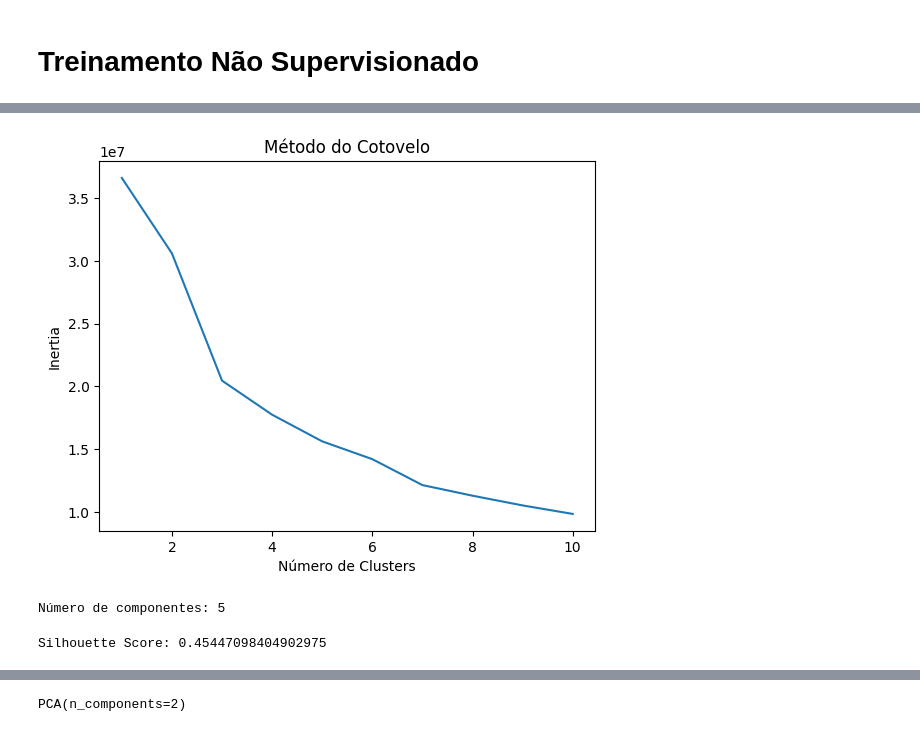
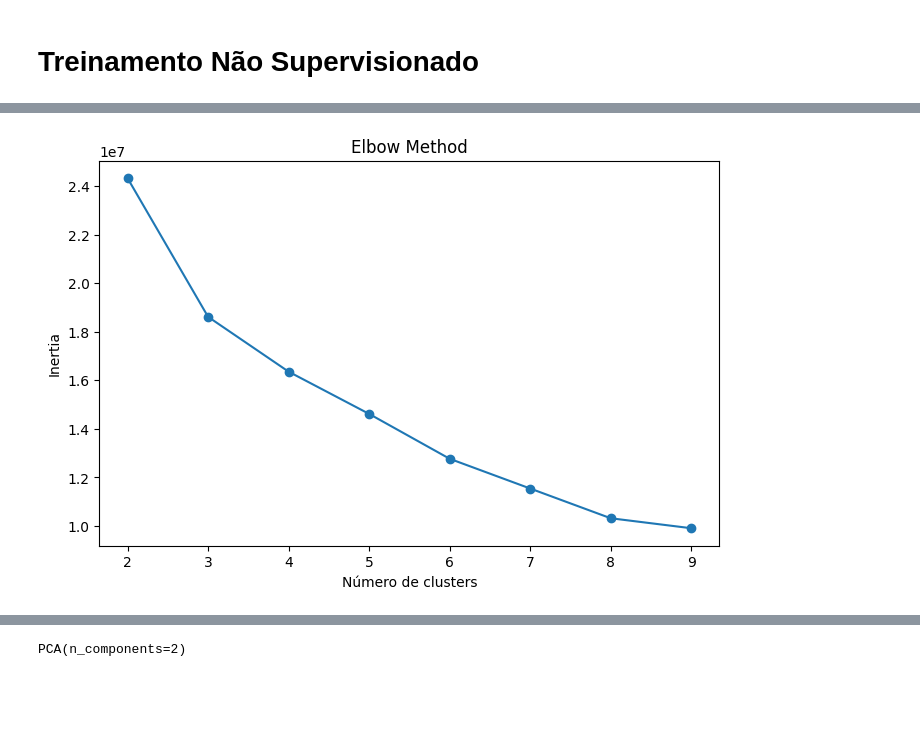
Before and after one commit to vinisouz4/FIAP_projeto_Fase_3, a Jupyter notebook: src/notebooks/treinamento_nao_supervisionado.ipynb, the cells around one changed output, grey strips where cells are left out. Saved outputs shown, nothing was run; the diff lists cells and outputs as text; code cells hidden in the pictures; blank space fills up the shorter version.

```diff
--- a/src/notebooks/treinamento_nao_supervisionado.ipynb
+++ b/src/notebooks/treinamento_nao_supervisionado.ipynb
@@ -93,5 +30,0 @@ X = df_features[features].dropna()
-# %%
-# Padronização dos dados
-
-scaler = StandardScaler()
-X_scaled = scaler.fit_transform(X)
@@ -105,19 +31,29 @@ for k in range(1, 11):
-# %%
-plt.figure()
-plt.plot(range(1, 11), inertia)
-plt.xlabel("Número de Clusters")
-plt.ylabel("Inertia")
-plt.title("Método do Cotovelo")
-plt.show()
-# %% [output]
-[figure, removed]
-# %%
-# Usando o PCA para reduzir a dimensionalidade e visualizar os clusters
-
-pca = PCA(n_components=0.95)  # mantém 95% da variância
-X_pca = pca.fit_transform(X_scaled)
-
-print("Número de componentes:", pca.n_components_)
-# %% [output]
-Número de componentes: 5
+# %%
+inertia = []
+
+K = range(2,10)
+
+for k in K:
+
+    kmeans = MiniBatchKMeans(
+        n_clusters=k,
+        batch_size=60000,
+        random_state=42
+    )
+
+    kmeans.fit(X_scaled)
+
+    inertia.append(kmeans.inertia_)
+
+plt.figure(figsize=(8,5))
+
+plt.plot(K, inertia, marker="o")
+
+plt.title("Elbow Method")
+plt.xlabel("Número de clusters")
+plt.ylabel("Inertia")
+
+plt.show()
+# %% [output]
+[figure, added]
 # %%
@@ -130,5 +69,0 @@ X["cluster"] = clusters
-# %%
-score = silhouette_score(X_pca, clusters, sample_size=75000, random_state=42)
-print("Silhouette Score:", score)
-# %% [output]
-Silhouette Score: 0.45447098404902975
```
Also changed, not shown: parts of 27 cells of this notebook.
